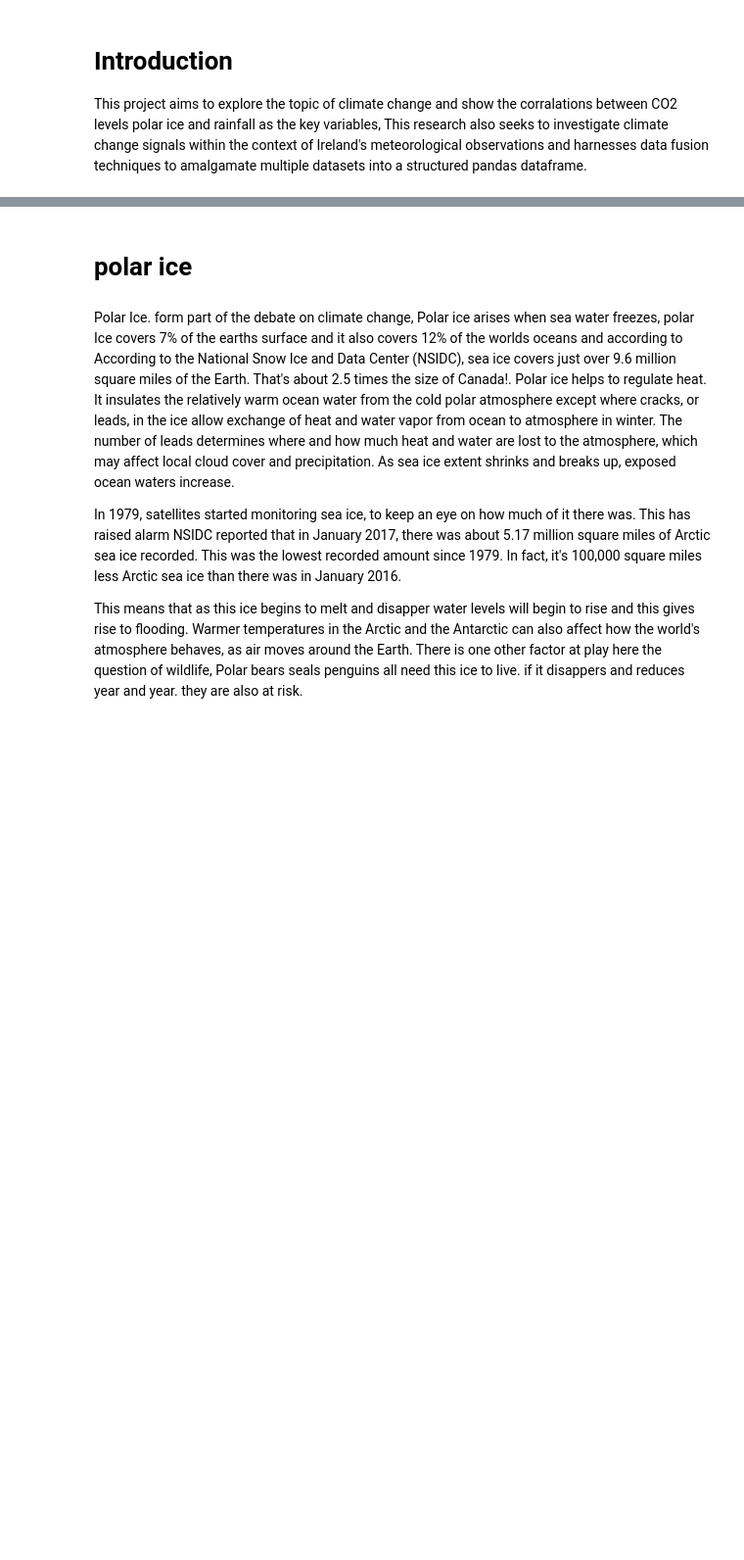
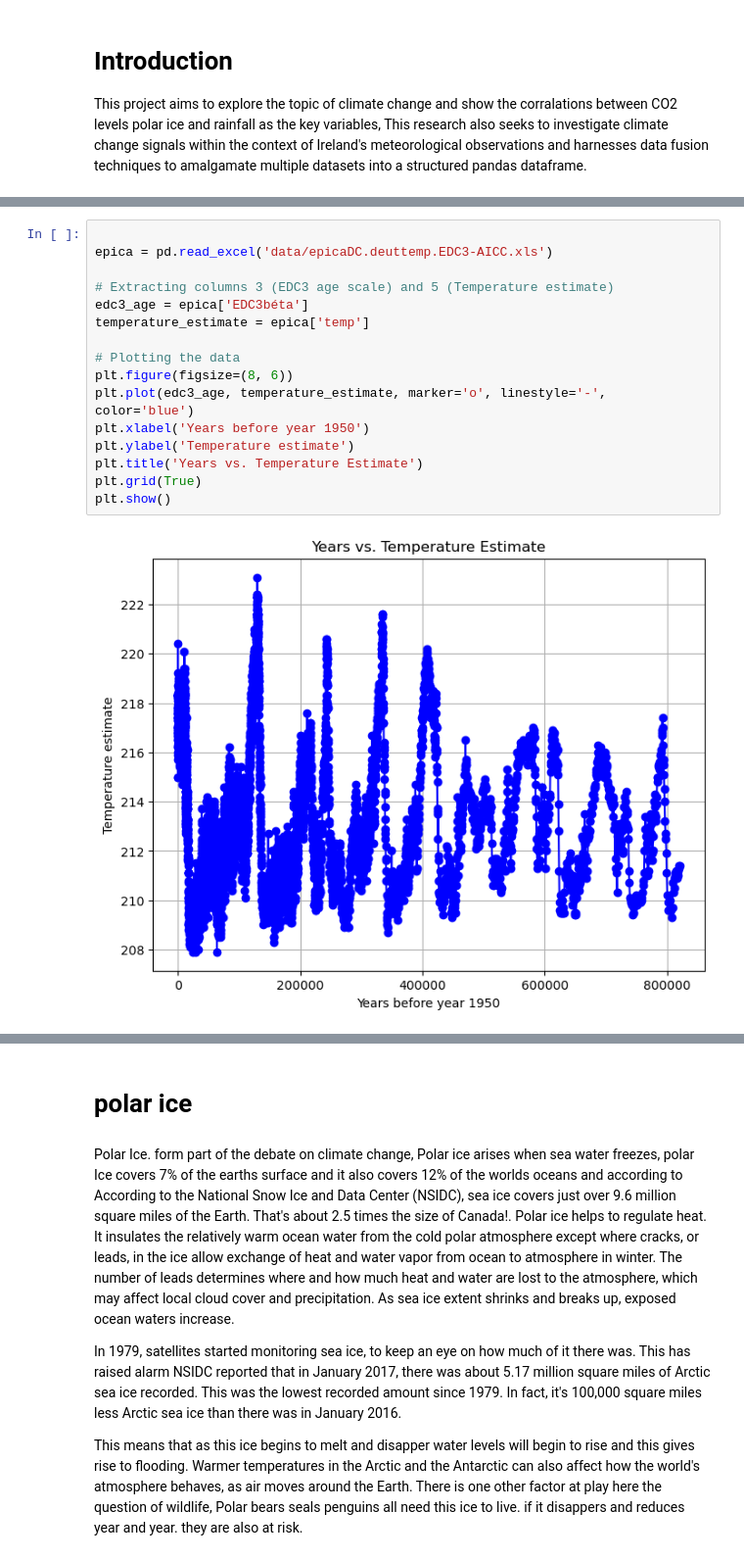
Before and after one commit to keithmmc/pda2, a Jupyter notebook: project2.ipynb, the cells around one changed output, grey strips where cells are left out. Shown at 98% size. Cells and saved outputs as stored; diff of their text form; blank space fills up the shorter version.

```diff
--- a/project2.ipynb
+++ b/project2.ipynb
@@ -21,0 +22,18 @@ import warnings
+# %%
+
+epica = pd.read_excel('data/epicaDC.deuttemp.EDC3-AICC.xls')
+
+# Extracting columns 3 (EDC3 age scale) and 5 (Temperature estimate)
+edc3_age = epica['EDC3béta']
+temperature_estimate = epica['temp']
+
+# Plotting the data
+plt.figure(figsize=(8, 6))
+plt.plot(edc3_age, temperature_estimate, marker='o', linestyle='-', color='blue')
+plt.xlabel('Years before year 1950')
+plt.ylabel('Temperature estimate')
+plt.title('Years vs. Temperature Estimate')
+plt.grid(True)
+plt.show()
+# %% [output]
+[figure, added]
```
Also changed, not shown: parts of 44 cells of this notebook.
